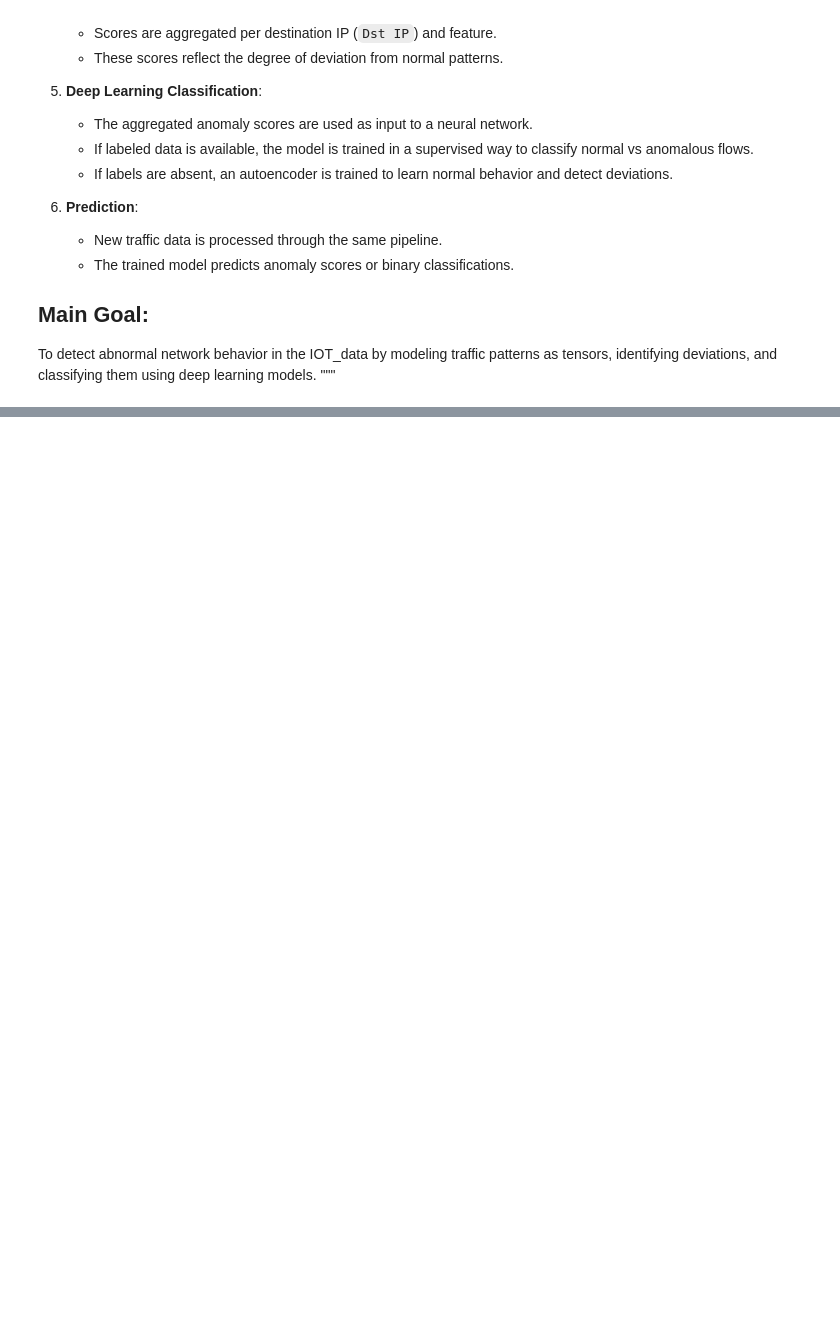
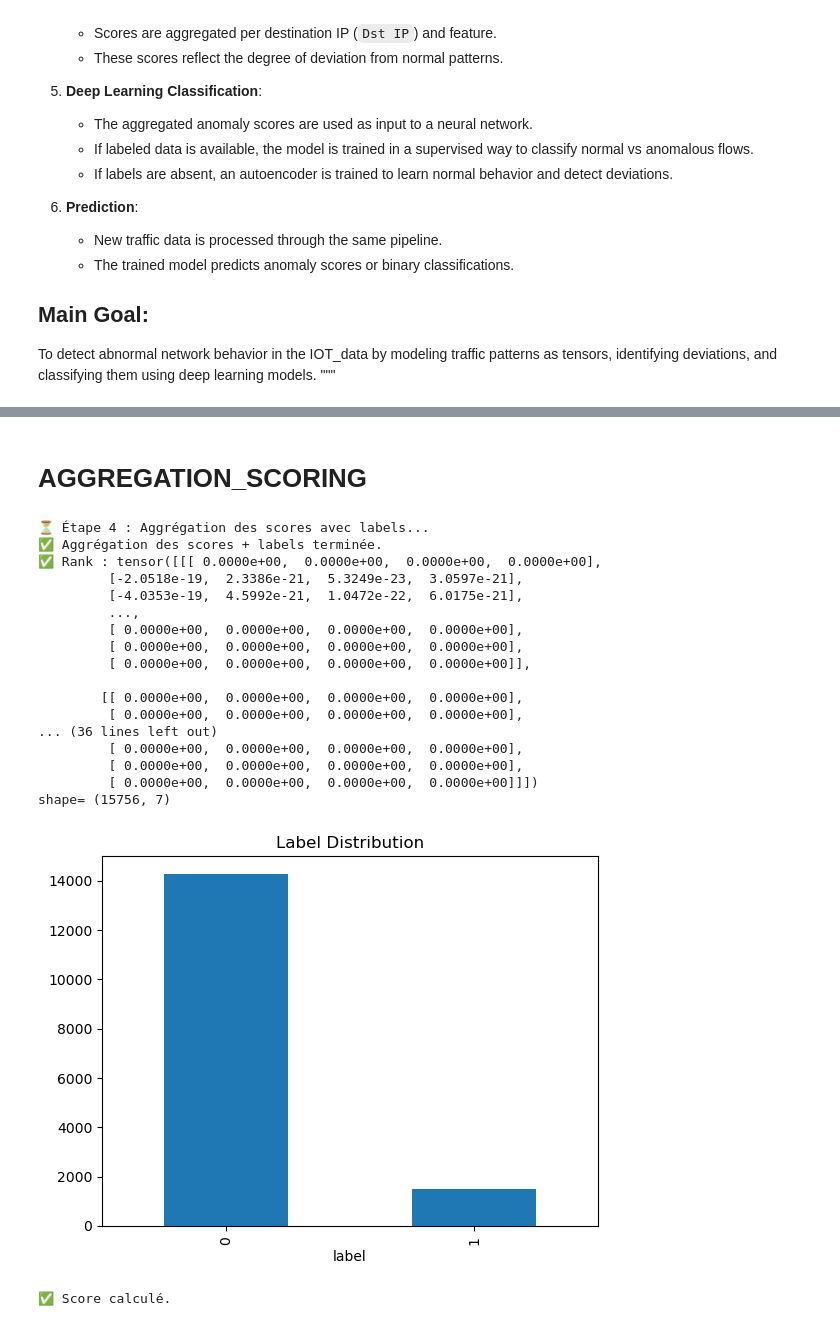
Before and after one commit to mitsouma/IOT_Anomalies_Detection_System_Based_on_Tensor_Decomposition, a Jupyter notebook: Pipeline.ipynb, the cells around one changed output, grey strips where cells are left out. Drawn from its saved outputs; the diff is of its cells as text; code cells hidden in the pictures; blank space fills up the shorter version.

```diff
--- a/Pipeline.ipynb
+++ b/Pipeline.ipynb
@@ -428,0 +307,2 @@ class AnomalyDetectionPipeline:
+# %%
+src_ip_to_idx, dst_ip_to_idx=build_global_ip_mappings(df_normal,df_train,df_test)
@@ -428,0 +373,26 @@ class AnomalyDetectionPipeline:
+# %%
+
+# Unpack the tuple into separate variables
+#tensor_normal, src_ip_to_idx, dst_ip_to_idx, time_windows = create_graph_tensor(df_normal, window_size=300)
+
+# Now normalize the tensor object
+tensor_normal = normalize_tensor_feature(tensor_normal, 0)
+#tensor_normal = normalize_tensor_feature(tensor_normal, 1)
+#tensor_normal = normalize_tensor_feature(tensor_normal, 2)
+#tensor_normal = normalize_tensor_feature(tensor_normal, 3)
+
+# If you need to update the original 'tensor_data' variable to contain the modified tensor
+# and the other elements, you can create a new tuple:
+
+# Repeat the unpacking and normalization for tensor_data_normal and tensor_data_test as well
+#tensor_train, src_ip_to_idx_train, dst_ip_to_idx_train, time_windows_train = create_graph_tensor(df_train, window_size=300)
+tensor_train = normalize_tensor_feature(tensor_train, 0)
+#tensor_train = normalize_tensor_feature(tensor_train, 1)
+#tensor_train = normalize_tensor_feature(tensor_train, 2)
+#tensor_train = normalize_tensor_feature(tensor_train, 3)
+
+#tensor_test, src_ip_to_idx_test, dst_ip_to_idx_test, time_windows_test = create_graph_tensor(df_test, window_size=300)
+tensor_test = normalize_tensor_feature(tensor_test, 0)
+#tensor_test = normalize_tensor_feature(tensor_test, 1)
+#tensor_test = normalize_tensor_feature(tensor_test, 2)
+#tensor_test = normalize_tensor_feature(tensor_test, 3)
@@ -428,0 +468,6 @@ class AnomalyDetectionPipeline:
+# %%
+residuals_train_9 = normal_space_projection(tensor_train, factors_normal_9)
+error_train=tl.norm(residuals_train_9)/tl.norm(tensor_train)
+print("✅ Residual calculé.")
+print("✅ Rank :",tensor_train[0].shape[0])
+print("✅ Error :",error_train.item())
@@ -428,0 +492,2 @@ class AnomalyDetectionPipeline:
+# %% [markdown]
+# AGGREGATION_SCORING
@@ -428,0 +560,2 @@ class AnomalyDetectionPipeline:
+# %%
+mappings={'Dst_IP':dst_ip_to_idx,'features_names':dict(enumerate(['count','bytes','packets','duration']))}
@@ -428,0 +574,27 @@ class AnomalyDetectionPipeline:
+# %%
+df_scores_train_9=aggregation_scoring_Source(residuals_train_9,mappings, df_train, window_size=300)
+print("✅ Rank :",residuals_train_9[0])
+print("shape=",df_scores_train_9.shape)
+df_scores_train_9['label'].value_counts().plot(kind='bar', title='Label Distribution')
+plt.show()
+print("✅ Score calculé.")
+# %% [output]
+⏳ Étape 4 : Aggrégation des scores avec labels...
+✅ Aggrégation des scores + labels terminée.
+✅ Rank : tensor([[[ 0.0000e+00,  0.0000e+00,  0.0000e+00,  0.0000e+00],
+         [-2.0518e-19,  2.3386e-21,  5.3249e-23,  3.0597e-21],
+         [-4.0353e-19,  4.5992e-21,  1.0472e-22,  6.0175e-21],
+         ...,
+         [ 0.0000e+00,  0.0000e+00,  0.0000e+00,  0.0000e+00],
+         [ 0.0000e+00,  0.0000e+00,  0.0000e+00,  0.0000e+00],
+         [ 0.0000e+00,  0.0000e+00,  0.0000e+00,  0.0000e+00]],
+
+        [[ 0.0000e+00,  0.0000e+00,  0.0000e+00,  0.0000e+00],
+         [ 0.0000e+00,  0.0000e+00,  0.0000e+00,  0.0000e+00],
+... (36 lines left out)
+         [ 0.0000e+00,  0.0000e+00,  0.0000e+00,  0.0000e+00],
+         [ 0.0000e+00,  0.0000e+00,  0.0000e+00,  0.0000e+00],
+         [ 0.0000e+00,  0.0000e+00,  0.0000e+00,  0.0000e+00]]])
+shape= (15756, 7)
+[figure, added]
+✅ Score calculé.
```
Also changed, not shown: parts of 54 cells of this notebook.
